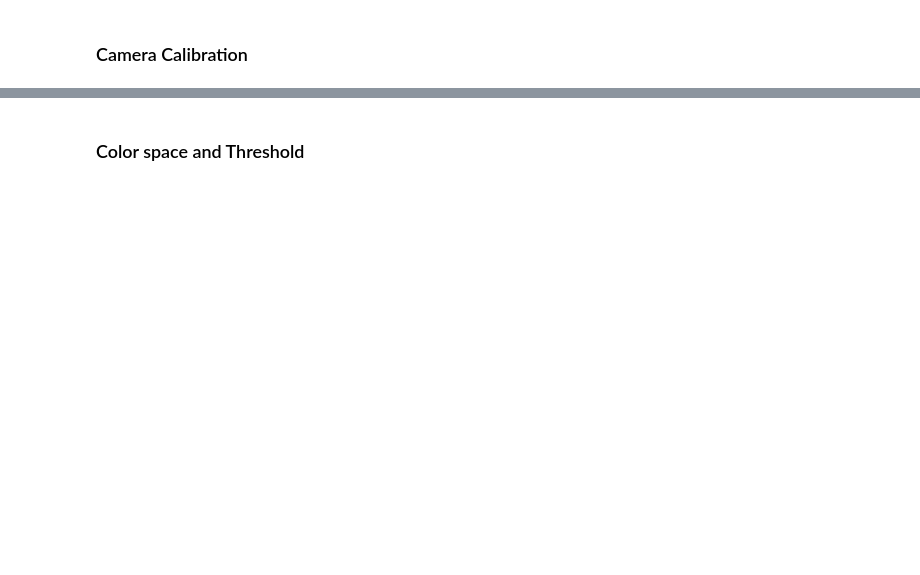
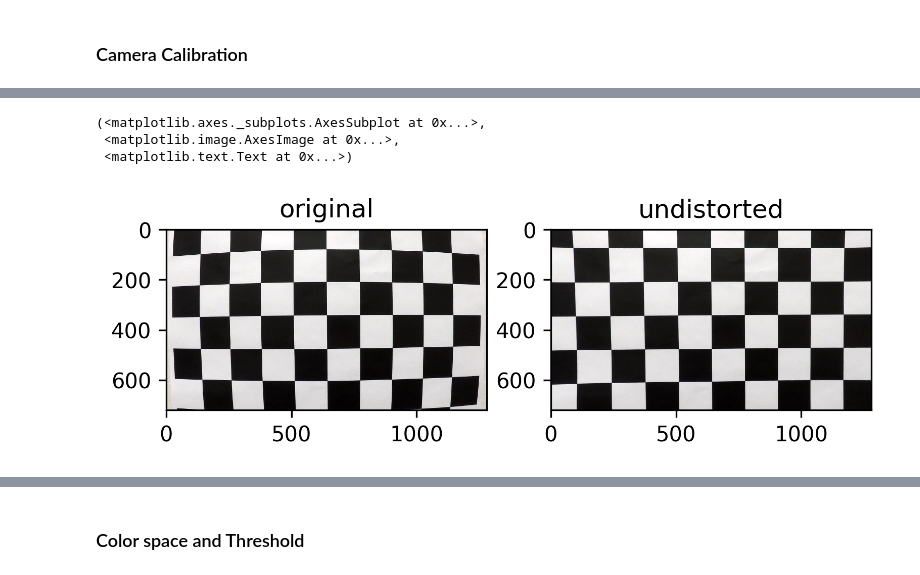
Before and after one commit to jaeoh2/self-driving-car-nd, a Jupyter notebook: CarND-Advanced-Lane-Lines-P4/Advanced-Lane-Lines.ipynb, the cells around one changed output, grey strips where cells are left out. Saved outputs shown, nothing was run; the diff lists cells and outputs as text; code cells hidden in the pictures; blank space fills up the shorter version.

```diff
--- a/CarND-Advanced-Lane-Lines-P4/Advanced-Lane-Lines.ipynb
+++ b/CarND-Advanced-Lane-Lines-P4/Advanced-Lane-Lines.ipynb
@@ -15,0 +56,15 @@ test_igms = './test_images/'
+# %%
+testImg = mpimg.imread(images[5])
+imgSize = (img.shape[1], img.shape[0])
+
+ret, mtx, dist, rvecs, tvecs = cv2.calibrateCamera(objpoints, imgpoints, imgSize, None, None)
+testDst = cv2.undistort(testImg, mtx, dist, None, mtx)
+
+plt.figure(dpi=300)
+plt.subplot(1,2,1), plt.imshow(testImg), plt.title('original')
+plt.subplot(1,2,2), plt.imshow(testDst), plt.title('undistorted')
+# %% [output]
+(<matplotlib.axes._subplots.AxesSubplot at 0x...>,
+ <matplotlib.image.AxesImage at 0x...>,
+ <matplotlib.text.Text at 0x...>)
+[figure, added]
```
Also changed, not shown: parts of 15 cells of this notebook.
